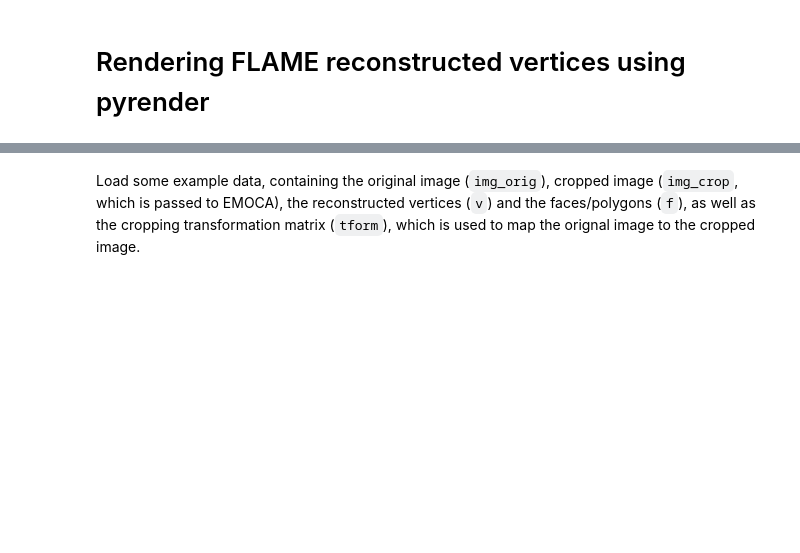
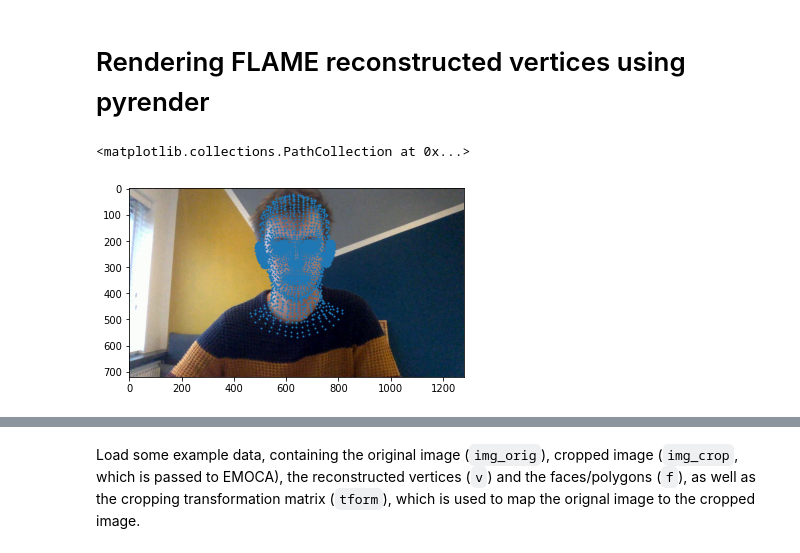
Before and after one commit to SchynsLab/medusa, a Jupyter notebook: sandbox/pyrender.ipynb, the cells around one changed output, grey strips where cells are left out. Saved outputs shown, nothing was run; the diff lists cells and outputs as text; code cells hidden in the pictures; blank space fills up the shorter version.

```diff
--- a/sandbox/pyrender.ipynb
+++ b/sandbox/pyrender.ipynb
@@ -11,0 +15,27 @@ from pyrender import SpotLight, OrthographicCamera, Node, PerspectiveCamera, Dir
+# %%
+camera = OrthographicCamera(xmag=1, ymag=1)
+P = camera.get_projection_matrix(224, 224)
+d = np.load('../emoca_data.npz')
+v = d['v']
+f = np.load('../gmfx/data/faces_flame.npy')
+
+tform = d['tform']
+
+img_crop = np.transpose((d['img_crop'] * 255).astype(np.uint8), (1, 2, 0))
+img_orig = d['img_orig']
+
+v = np.c_[v, np.ones(5023)] @ P.T
+z = v[:, 2].copy()
+
+v = v[:, :2]
+v[:, 1] = -v[:, 1]
+v = (v + 1) / 2
+v *= 224
+v = np.c_[v, np.ones(5023)]
+v = (v @ np.linalg.inv(tform).T)[:, :2]
+
+plt.imshow(img_orig)
+plt.scatter(v[:, 0], v[:, 1], s=1)
+# %% [output]
+<matplotlib.collections.PathCollection at 0x...>
+[figure, added]
```
Also changed, not shown: parts of 4 cells of this notebook, 10 other files.
